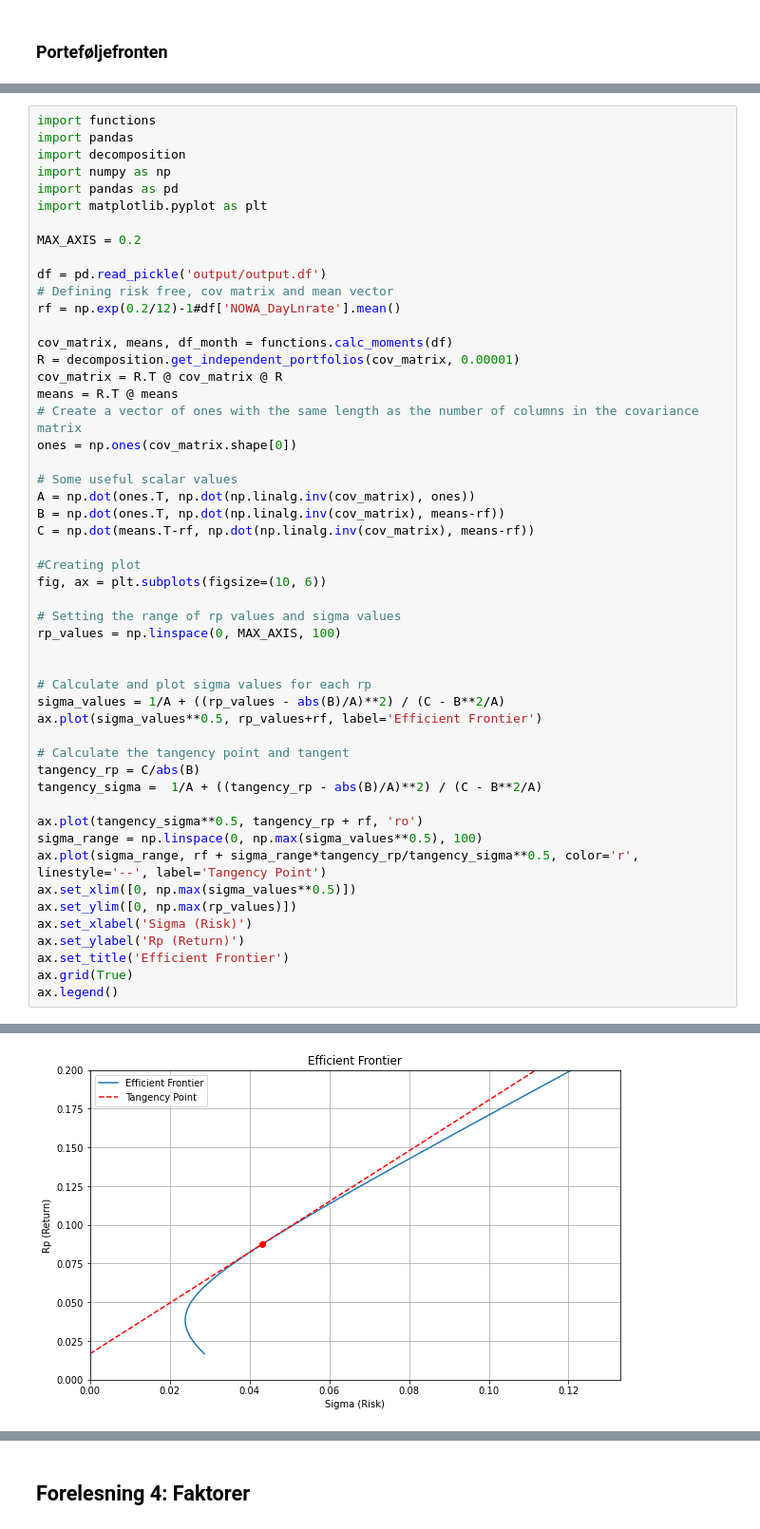
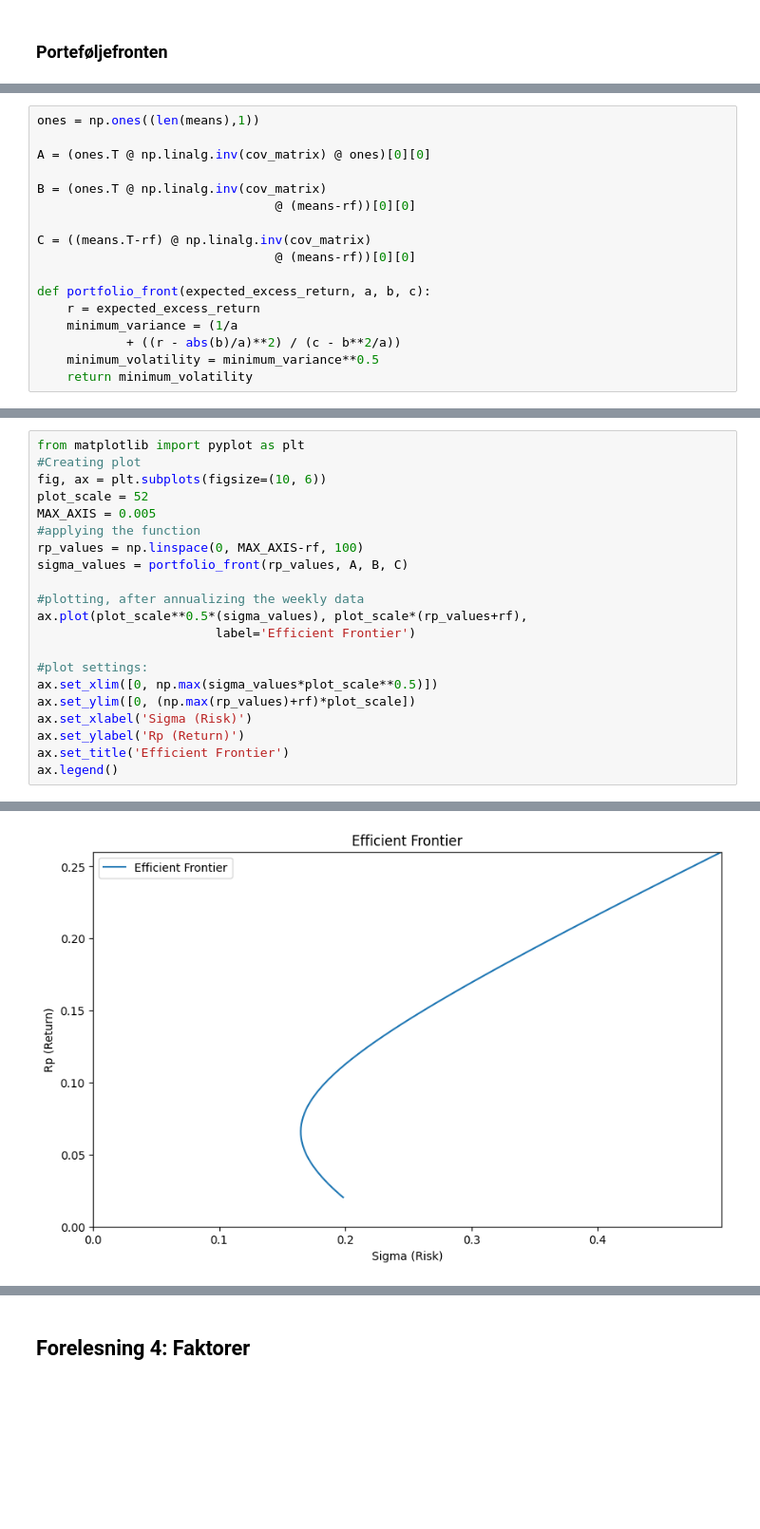
Before and after one commit to uit-sok-3011-h24/uit-sok-3011-h24.github.io, a Jupyter notebook: finans/1-introduksjon.ipynb, the cells around one changed output, grey strips where cells are left out. Shown at 95% size. Saved outputs shown, nothing was run; the diff lists cells and outputs as text; blank space fills up the shorter version.

```diff
--- a/finans/1-introduksjon.ipynb
+++ b/finans/1-introduksjon.ipynb
@@ -128,0 +195,17 @@ ModuleNotFoundError: No module named 'pymssql'
+# %%
+ones = np.ones((len(means),1))
+
+A = (ones.T @ np.linalg.inv(cov_matrix) @ ones)[0][0]
+
+B = (ones.T @ np.linalg.inv(cov_matrix)
+								@ (means-rf))[0][0]
+
+C = ((means.T-rf) @ np.linalg.inv(cov_matrix)
+								@ (means-rf))[0][0]
+
+def portfolio_front(expected_excess_return, a, b, c):
+	r = expected_excess_return
+	minimum_variance = (1/a
+			+ ((r - abs(b)/a)**2) / (c - b**2/a))
+	minimum_volatility = minimum_variance**0.5
+	return minimum_volatility
@@ -129,54 +214,24 @@ ModuleNotFoundError: No module named 'pymssql'
 # %%
-import functions
-import pandas
-import decomposition
-import numpy as np
-import pandas as pd
-import matplotlib.pyplot as plt
-
-MAX_AXIS = 0.2
-
-df = pd.read_pickle('output/output.df')
-# Defining risk free, cov matrix and mean vector
-rf = np.exp(0.2/12)-1#df['NOWA_DayLnrate'].mean()
-
-cov_matrix, means, df_month = functions.calc_moments(df)
-R = decomposition.get_independent_portfolios(cov_matrix, 0.00001)
-cov_matrix = R.T @ cov_matrix @ R
-means = R.T @ means
-# Create a vector of ones with the same length as the number of columns in the covariance matrix
-ones = np.ones(cov_matrix.shape[0])
-
-# Some useful scalar values
-A = np.dot(ones.T, np.dot(np.linalg.inv(cov_matrix), ones))
-B = np.dot(ones.T, np.dot(np.linalg.inv(cov_matrix), means-rf))
-C = np.dot(means.T-rf, np.dot(np.linalg.inv(cov_matrix), means-rf))
-
+from matplotlib import pyplot as plt
 #Creating plot
 fig, ax = plt.subplots(figsize=(10, 6))
+plot_scale = 52
+MAX_AXIS = 0.005
+#applying the function
+rp_values = np.linspace(0, MAX_AXIS-rf, 100)
+sigma_values = portfolio_front(rp_values, A, B, C)
 
-# Setting the range of rp values and sigma values
-rp_values = np.linspace(0, MAX_AXIS, 100)
+#plotting, after annualizing the weekly data
+ax.plot(plot_scale**0.5*(sigma_values), plot_scale*(rp_values+rf),
+						label='Efficient Frontier')
 
-
-# Calculate and plot sigma values for each rp
-sigma_values = 1/A + ((rp_values - abs(B)/A)**2) / (C - B**2/A)
-ax.plot(sigma_values**0.5, rp_values+rf, label='Efficient Frontier')
-
-# Calculate the tangency point and tangent
-tangency_rp = C/abs(B)
-tangency_sigma =  1/A + ((tangency_rp - abs(B)/A)**2) / (C - B**2/A)
-
-ax.plot(tangency_sigma**0.5, tangency_rp + rf, 'ro')
-sigma_range = np.linspace(0, np.max(sigma_values**0.5), 100)
-ax.plot(sigma_range, rf + sigma_range*tangency_rp/tangency_sigma**0.5, color='r', linestyle='--', label='Tangency Point')
-ax.set_xlim([0, np.max(sigma_values**0.5)])
-ax.set_ylim([0, np.max(rp_values)])
+#plot settings:
+ax.set_xlim([0, np.max(sigma_values*plot_scale**0.5)])
+ax.set_ylim([0, (np.max(rp_values)+rf)*plot_scale])
 ax.set_xlabel('Sigma (Risk)')
 ax.set_ylabel('Rp (Return)')
 ax.set_title('Efficient Frontier')
-ax.grid(True)
 ax.legend()
 # %% [output]
 <matplotlib.legend.Legend at 0x...>
-[figure, old version]
+[figure, new version]
```
Also changed, not shown: parts of 26 cells of this notebook, 16 other files.
